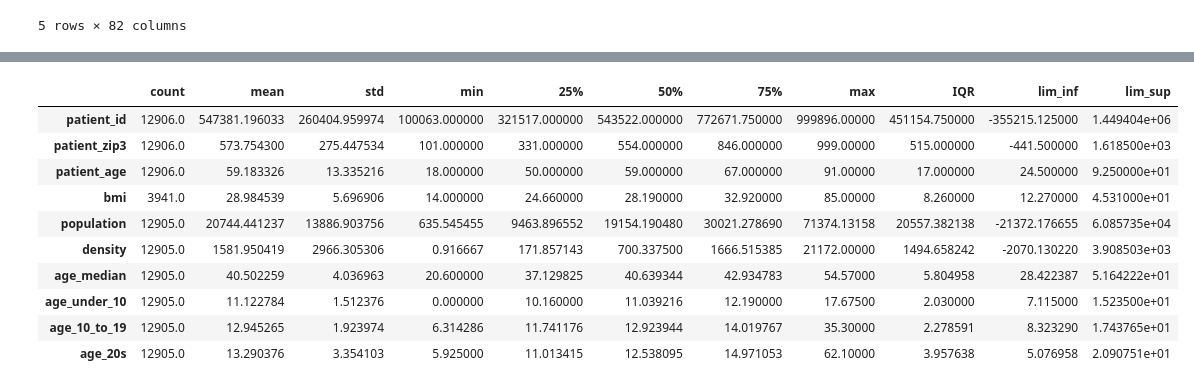
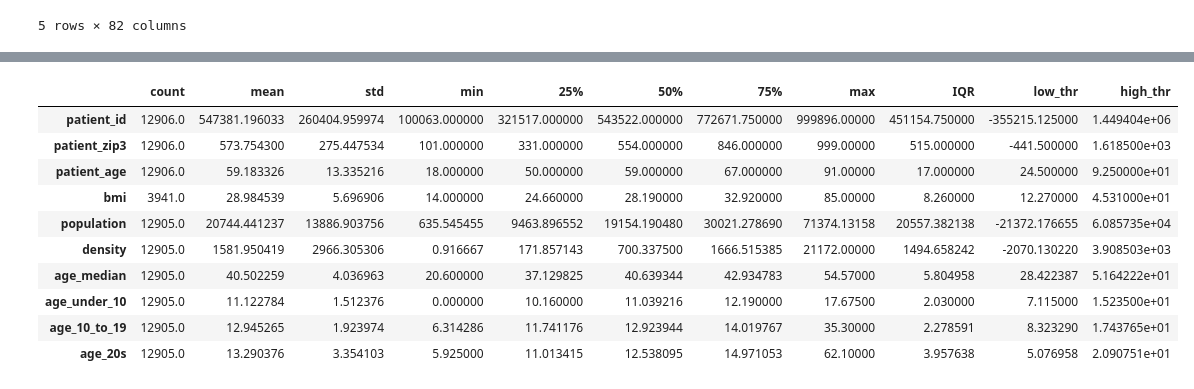
Before and after one commit to CarlosMCD24/Topicos_II, a Jupyter notebook: Análisis Exploratorio (EDA) WiDS 2024/Notebooks/WiDS2024_Exploratorio.ipynb, the cells around one changed output, grey strips where cells are left out. Saved outputs shown, nothing was run; the diff lists cells and outputs as text; code cells hidden in the pictures.

```diff
--- a/Análisis Exploratorio (EDA) WiDS 2024/Notebooks/WiDS2024_Exploratorio.ipynb
+++ b/Análisis Exploratorio (EDA) WiDS 2024/Notebooks/WiDS2024_Exploratorio.ipynb
@@ -289,59 +274,45 @@ Recomendaciones:
 # %%
-# Análisis estadístico y detección de outliers en variables numéricas
-# Seleccionamos solo columnas numéricas
-num_cols = df_training.select_dtypes(include=[np.number]).columns.tolist()
+# Análisis de valores extremos en variables numéricas
+num_cols_eda = train_eda.select_dtypes(include=[np.number]).columns.tolist()
 
-# Creamos un resumen estadístico
-desc = df_training[num_cols].describe().T
+# Análisis IQR y Z-score
+if num_cols_eda:
+    desc = train_eda[num_cols_eda].describe().T
+    desc["IQR"] = desc["75%"] - desc["25%"]
+    desc["low_thr"]  = desc["25%"] - 1.5 * desc["IQR"]
+    desc["high_thr"] = desc["75%"] + 1.5 * desc["IQR"]
 
-# Calculamos el rango intercuartílico (IQR)
-desc["IQR"] = desc["75%"] - desc["25%"]
-desc["lim_inf"] = desc["25%"] - 1.5 * desc["IQR"]
-desc["lim_sup"] = desc["75%"] + 1.5 * desc["IQR"]
+    print("Resumen estadístico (primeras 10 variables numéricas):")
+    display(desc.head(10))
 
-print("\nResumen estadístico de las variables numéricas:")
-display(desc.head(10))
+    out_rows = []
+    for col in num_cols_eda:
+        low, high = desc.loc[col, "low_thr"], desc.loc[col, "high_thr"]
+        n_out = int(((train_eda[col] < low) | (train_eda[col] > high)).sum())
+        if n_out > 0:
+            out_rows.append({
+                "variable": col,
+                "n_outliers": n_out,
+                "pct_outliers": round(n_out / len(train_eda) * 100, 2),
+                "min": train_eda[col].min(),
+                "max": train_eda[col].max()
+            })
+    out_df = pd.DataFrame(out_rows).sort_values("pct_outliers", ascending=False)
+    print("\nVariables con outliers según IQR:")
+    display(out_df.head(15))
 
-# Detección de outliers con base en IQR ---
-outlier_summary = []
-for col in num_cols:
-    low, high = desc.loc[col, "lim_inf"], desc.loc[col, "lim_sup"]
-    n_outliers = ((df_training[col] < low) | (df_training[col] > high)).sum()
-    pct_outliers = n_outliers / len(df_training) * 100
-    if pct_outliers > 0:
-        outlier_summary.append({
-            'variable': col,
-            'outliers (%)': round(pct_outliers, 2),
-            'min': df_training[col].min(),
-            'max': df_training[col].max(),
-            'Q1': desc.loc[col, '25%'],
-            'Q3': desc.loc[col, '75%']
-        })
-
-outlier_df = pd.DataFrame(outlier_summary).sort_values('outliers (%)', ascending=False)
-print("\nVariables con valores extremos detectados (por IQR):")
-display(outlier_df.head(15))
-
-# Z-score mide cuántas desviaciones estándar se aleja un valor de la media
-z_out_counts = {}
-for c in num_cols:
-    s = df_training[c]
-    mu, sd = s.mean(), s.std(ddof=0)
-    if sd and not np.isnan(sd):
-        z = (s - mu) / sd
-        z_out_counts[c] = int((z.abs() > 4).sum())
-
-z_out_top = sorted(z_out_counts.items(), key=lambda x: x[1], reverse=True)[:10]
-print("\nTop variables con más outliers por z-score (|z|>4):")
-for var, n in z_out_top:
-    print(f" - {var}: {n} valores extremos")
-
-# Recomendación sobre los Outlires
-print("""
-Sugerencias para tratar valores extremos:
-1. **Verificar su validez**: a veces representan casos reales y deben conservarse.
-2. **Winsorización**: limitar los valores al percentil 1 % y 99 %.
-3. **Transformaciones**: aplicar logaritmo o raíz cuadrada para reducir sesgo.
-4. **Imputación o eliminación**: si los valores son claramente erróneos o faltantes codificados (ej. 9999).
-""")
+    # Z-score > 4
+    z_counts = {}
+    for col in num_cols_eda:
+        s = train_eda[col]
+        mu, sd = s.mean(), s.std(ddof=0)
+        if sd and not np.isnan(sd):
+            z = (s - mu) / sd
+            z_counts[col] = int((z.abs() > 4).sum())
+    z_top = sorted(z_counts.items(), key=lambda x: x[1], reverse=True)[:10]
+    print("\nTop variables con outliers por z-score (|z| > 4):")
+    for c, n in z_top:
+        print(f" - {c}: {n} posibles valores extremos")
+else:
+    print("No se encontraron columnas numéricas en train.")
 # %% [output]
@@ -349,4 +320,4 @@ Resumen estadístico de las variables numéricas:
-|  | count | mean | std | min | 25% | 50% | 75% | max | IQR | lim_inf | lim_sup |
+|  | count | mean | std | min | 25% | 50% | 75% | max | IQR | low_thr | high_thr |
 | patient_id | 12906.0 | 547381.196033 | 260404.959974 | 100063.000000 | 321517.000000 | 543522.000000 | 772671.750000 | 999896.00000 | 451154.750000 | -355215.125000 | 1.449404e+06 |
 | patient_zip3 | 12906.0 | 573.754300 | 275.447534 | 101.000000 | 331.000000 | 554.000000 | 846.000000 | 999.00000 | 515.000000 | -441.500000 | 1.618500e+03 |
 | patient_age | 12906.0 | 59.183326 | 13.335216 | 18.000000 | 50.000000 | 59.000000 | 67.000000 | 91.00000 | 17.000000 | 24.500000 | 9.250000e+01 |
```
Also changed, not shown: parts of 32 cells of this notebook.
